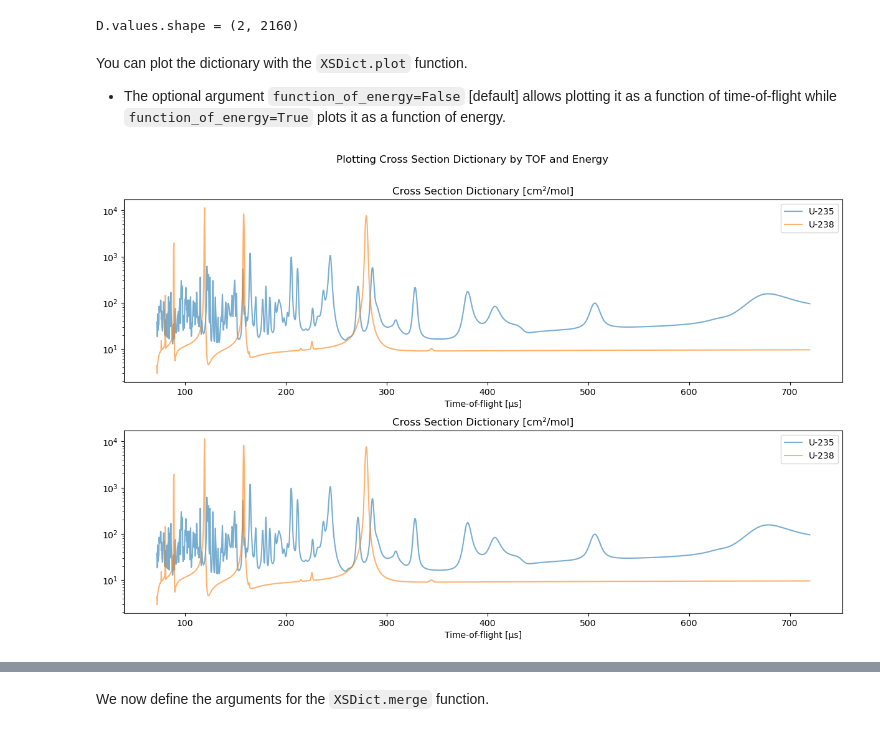
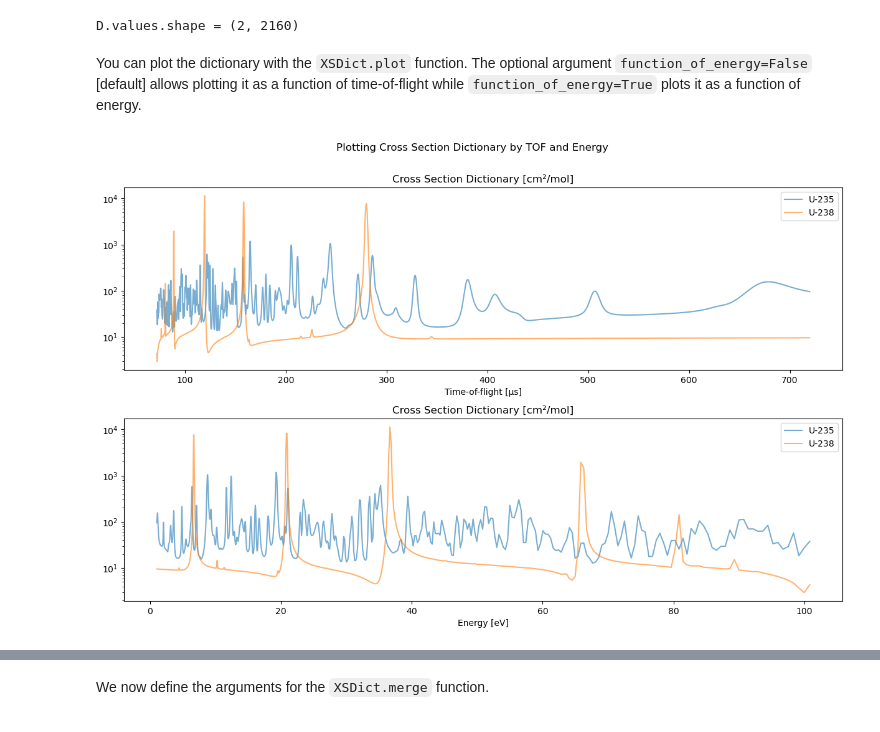
Before and after one commit to TsvikiHirsh/trinidi-data, a Jupyter notebook: examples/notebooks/cross_section.ipynb, the cells around one changed output, grey strips where cells are left out. Drawn from its saved outputs; the diff is of its cells as text; code cells hidden in the pictures.

```diff
--- a/examples/notebooks/cross_section.ipynb
+++ b/examples/notebooks/cross_section.ipynb
@@ -98,18 +101,17 @@ print(f"{D.values.shape = }")
 D.values.shape = (2, 2160)
 # %% [markdown]
 You can plot the dictionary with the `XSDict.plot` function.
-
-- The optional argument `function_of_energy=False` [default] allows plotting it as a function of time-of-flight while `function_of_energy=True` plots it as a function of energy.
+The optional argument `function_of_energy=False` [default] allows plotting it as a function of time-of-flight while `function_of_energy=True` plots it as a function of energy.
 # %%
 fig, ax = plt.subplots(2, 1, figsize=[12, 8], sharex=False)
 ax = np.atleast_1d(ax)
 D.plot(ax[0])
-D.plot(ax[1], function_of_energy=False)
+D.plot(ax[1], function_of_energy=True)
 fig.suptitle("Plotting Cross Section Dictionary by TOF and Energy")
 plt.tight_layout(pad=0.4, w_pad=0.5, h_pad=1.0, rect=(0, 0, 1, 0.95))
 plt.show()
 # %% [output]
-[figure, old version]
+[figure, new version]
 # %% [markdown]
 Creating a Compound Material Cross Section Dictionary
 -----------------------------------------------------
```
Also changed, not shown: parts of 9 cells of this notebook, 4 other files.
